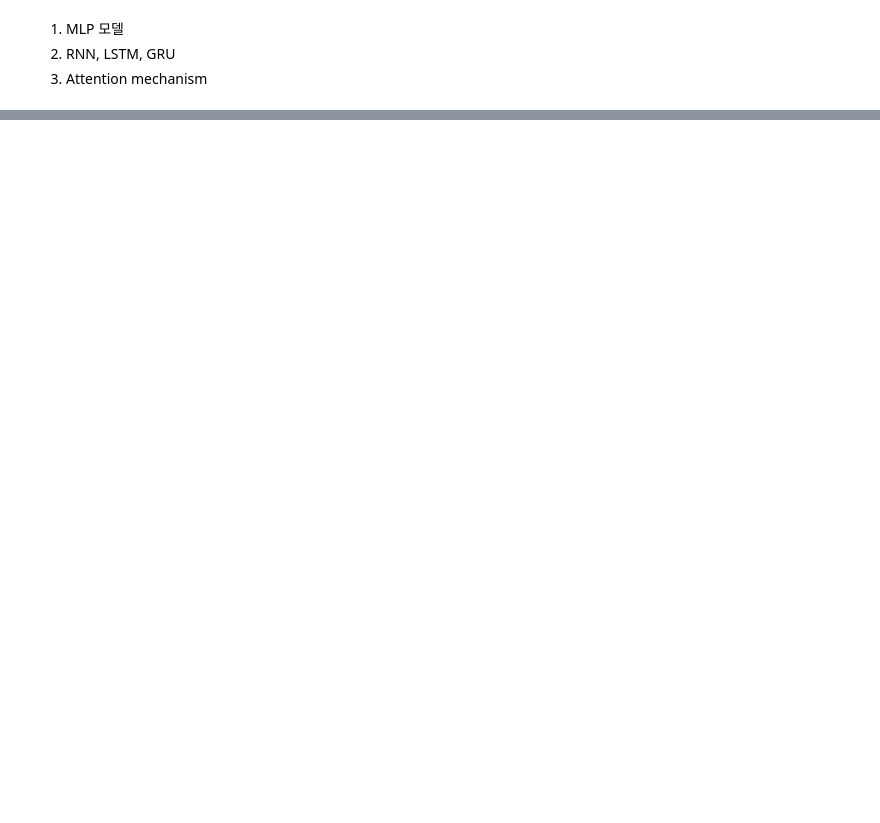
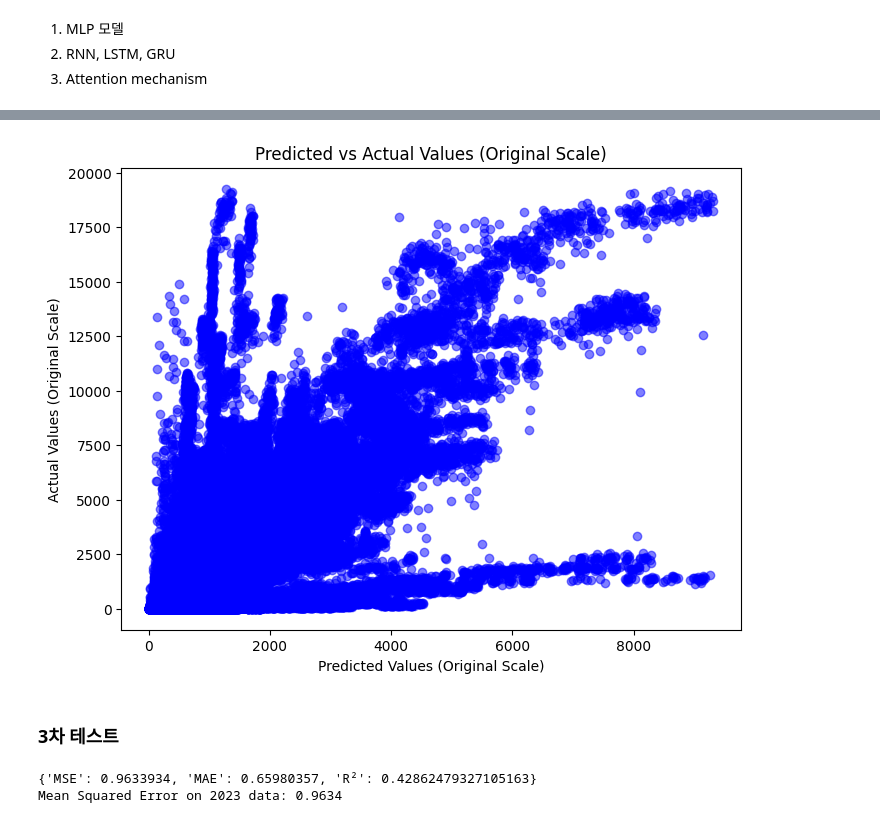
Before and after one commit to SeungminKimdev/seoul-busroute-analysis, a Jupyter notebook: deeplearning/dl_model_training.ipynb, the cells around one changed output, grey strips where cells are left out. Cells and saved outputs as stored; diff of their text form; code cells hidden in the pictures; blank space fills up the shorter version.

```diff
--- a/deeplearning/dl_model_training.ipynb
+++ b/deeplearning/dl_model_training.ipynb
@@ -407,0 +1291,19 @@ plt.show()
+# %%
+from sklearn.metrics import mean_squared_error, mean_absolute_error, r2_score
+
+def evaluate_predictions(y_true, y_pred):
+    # dict: MSE, MAE, R² 스코어를 포함한 성능 지표
+    if isinstance(y_true, torch.Tensor):
+        y_true = y_true.cpu().numpy()
+    if isinstance(y_pred, torch.Tensor):
+        y_pred = y_pred.cpu().numpy()
+
+    mse = mean_squared_error(y_true, y_pred)
+    mae = mean_absolute_error(y_true, y_pred)
+    r2 = r2_score(y_true, y_pred)
+
+    return {
+        'MSE': mse,
+        'MAE': mae,
+        'R²': r2
+    }
@@ -425,0 +1474,20 @@ plt.show()
+# %%
+import numpy as np
+
+import matplotlib.pyplot as plt
+
+# log1p 변환된 값을 원래 값으로 되돌리기
+y_2023_original = np.expm1(y_2023_tensor.cpu().numpy())
+predictions_original = np.expm1(predictions.cpu().numpy())
+
+# 그래프 그리기
+plt.figure(figsize=(8, 6))
+plt.scatter(predictions_original, y_2023_original, alpha=0.5, c='blue')
+plt.xlabel('Predicted Values (Original Scale)')
+plt.ylabel('Actual Values (Original Scale)')
+plt.title('Predicted vs Actual Values (Original Scale)')
+plt.show()
+# %% [output]
+[figure, added]
+# %% [markdown]
+### 3차 테스트
@@ -425,0 +1531,33 @@ plt.show()
+# %%
+# 모델 초기화
+num_stations = 2829  # 예시로 100개의 역번호가 있다고 가정
+embedding_dim = 8  # 임베딩 벡터의 차원
+input_size = 10  # 연속형 피처 수 (예시)
+
+model = MLPWithEmbedding4(num_stations=num_stations, embedding_dim=embedding_dim, input_size=input_size)
+
+# 손실 함수 및 옵티마이저 정의
+criterion = nn.MSELoss()  # 회귀 문제이므로 MSE 사용
+optimizer = optim.Adam(model.parameters(), lr=0.001)
+
+device = torch.device('cuda:0' if torch.backends.mps.is_built() else 'cpu')
+model = model.to(device)
+
+# 모델을 평가 모드로 전환
+model.eval()
+
+# 저장된 모델 가중치 로드
+model.load_state_dict(torch.load('model_weights_4.pth',weights_only=True))
+
+# 예측 수행
+with torch.no_grad():
+	X_2023_tensor = X_2023_tensor.to(device)
+	X_station_2023_tensor = X_station_2023_tensor.to(device)
+	y_2023_tensor = y_2023_tensor.to(device)
+
+	predictions = model(X_2023_tensor, X_station_2023_tensor)
+	metrics = evaluate_predictions(y_2023_tensor, predictions)
+	print(metrics)
+# %% [output]
+{'MSE': 0.9633934, 'MAE': 0.65980357, 'R²': 0.42862479327105163}
+Mean Squared Error on 2023 data: 0.9634
```
Also changed, not shown: parts of 144 cells of this notebook, 10 other files.
